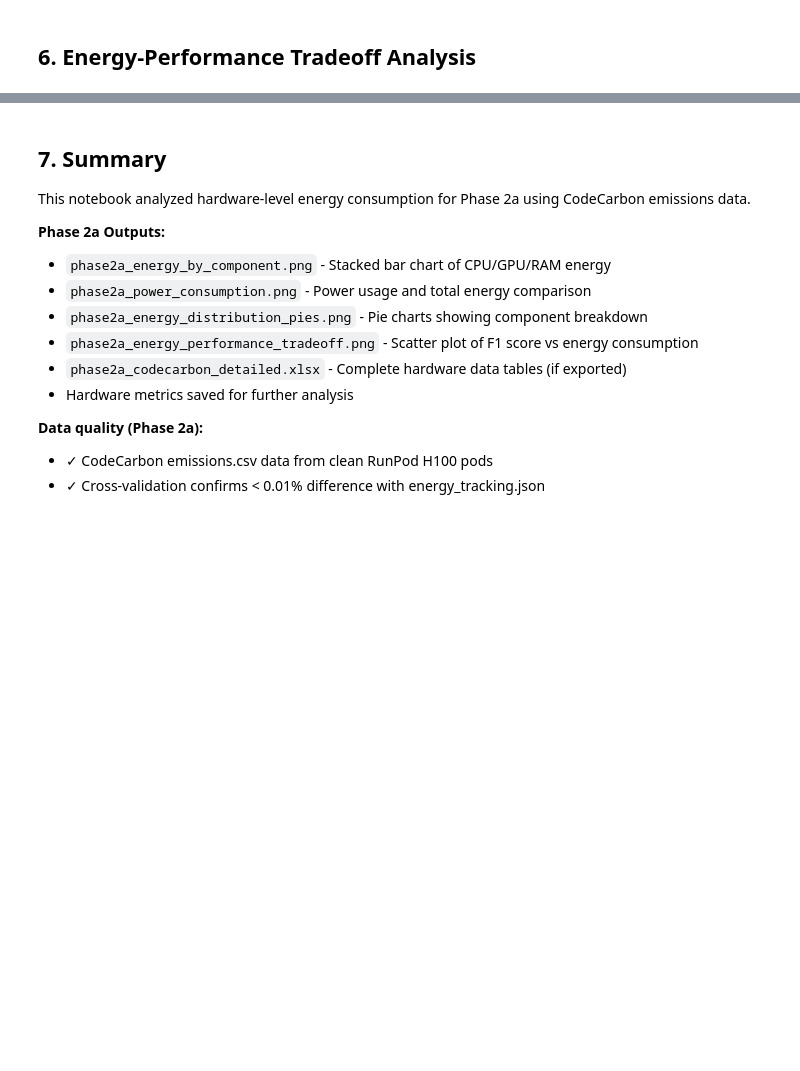
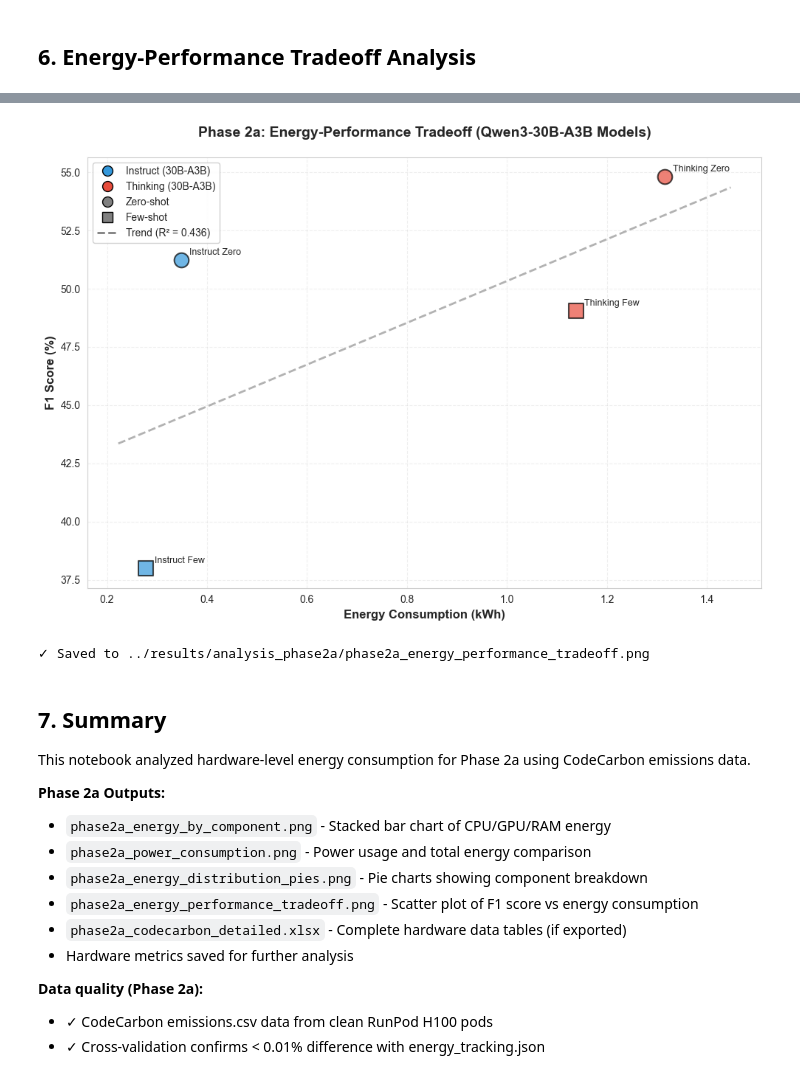
Before and after one commit to unused1/agent-green, a Jupyter notebook: notebooks/rq1_phase2a_codecarbon_analysis.ipynb, the cells around one changed output, grey strips where cells are left out. Cells and saved outputs as stored; diff of their text form; code cells hidden in the pictures; blank space fills up the shorter version.

```diff
--- a/notebooks/rq1_phase2a_codecarbon_analysis.ipynb
+++ b/notebooks/rq1_phase2a_codecarbon_analysis.ipynb
@@ -387,34 +429,56 @@ for _, row in tradeoff_df.iterrows():
                xytext=(8, 5), textcoords='offset points',
                fontsize=9, ha='left')
 
+# Add diagonal trend line
+# Get data range
+energy_values = tradeoff_df['Total Energy (kWh)'].values
+f1_values = (tradeoff_df['F1-Score'].astype(float) * 100).values
+
+# Calculate linear fit
+from scipy.stats import linregress
+slope, intercept, r_value, p_value, std_err = linregress(energy_values, f1_values)
+
+# Create trend line points
+x_trend = np.linspace(energy_values.min() * 0.8, energy_values.max() * 1.1, 100)
+y_trend = slope * x_trend + intercept
+
+# Plot trend line
+ax.plot(x_trend, y_trend, '--', color='gray', alpha=0.6, linewidth=2,
+        label=f'Trend (R² = {r_value**2:.3f})')
+
 # Add title and labels
 ax.set_xlabel('Energy Consumption (kWh)', fontsize=12, fontweight='bold')
 ax.set_ylabel('F1 Score (%)', fontsize=12, fontweight='bold')
 ax.set_title('Phase 2a: Energy-Performance Tradeoff (Qwen3-30B-A3B Models)',
             fontsize=14, fontweight='bold', pad=20)
 
 # Add grid
 ax.grid(True, alpha=0.3, linestyle='--')
 
 # Create custom legend
 from matplotlib.lines import Line2D
 legend_elements = [
     Line2D([0], [0], marker='o', color='w', markerfacecolor='#3498db',
            markersize=10, label='Instruct (30B-A3B)', markeredgecolor='black', markeredgewidth=1),
     Line2D([0], [0], marker='o', color='w', markerfacecolor='#e74c3c',
            markersize=10, label='Thinking (30B-A3B)', markeredgecolor='black', markeredgewidth=1),
     Line2D([0], [0], marker='o', color='w', markerfacecolor='gray',
            markersize=10, label='Zero-shot', markeredgecolor='black', markeredgewidth=1),
     Line2D([0], [0], marker='s', color='w', markerfacecolor='gray',
-           markersize=10, label='Few-shot', markeredgecolor='black', markeredgewidth=1)
+           markersize=10, label='Few-shot', markeredgecolor='black', markeredgewidth=1),
+    Line2D([0], [0], linestyle='--', color='gray', linewidth=2,
+           label=f'Trend (R² = {r_value**2:.3f})')
 ]
 ax.legend(handles=legend_elements, loc='best', fontsize=10, framealpha=0.9)
 
 plt.tight_layout()
 plt.savefig(OUTPUT_DIR / 'phase2a_energy_performance_tradeoff.png', dpi=300, bbox_inches='tight')
 plt.show()
 
 print(f"✓ Saved to {OUTPUT_DIR / 'phase2a_energy_performance_tradeoff.png'}")
+# %% [output]
+[figure, added]
+✓ Saved to ../results/analysis_phase2a/phase2a_energy_performance_tradeoff.png
 # %% [markdown]
 ## 7. Summary
 
```
Also changed, not shown: parts of 9 cells of this notebook, 2 other files.
